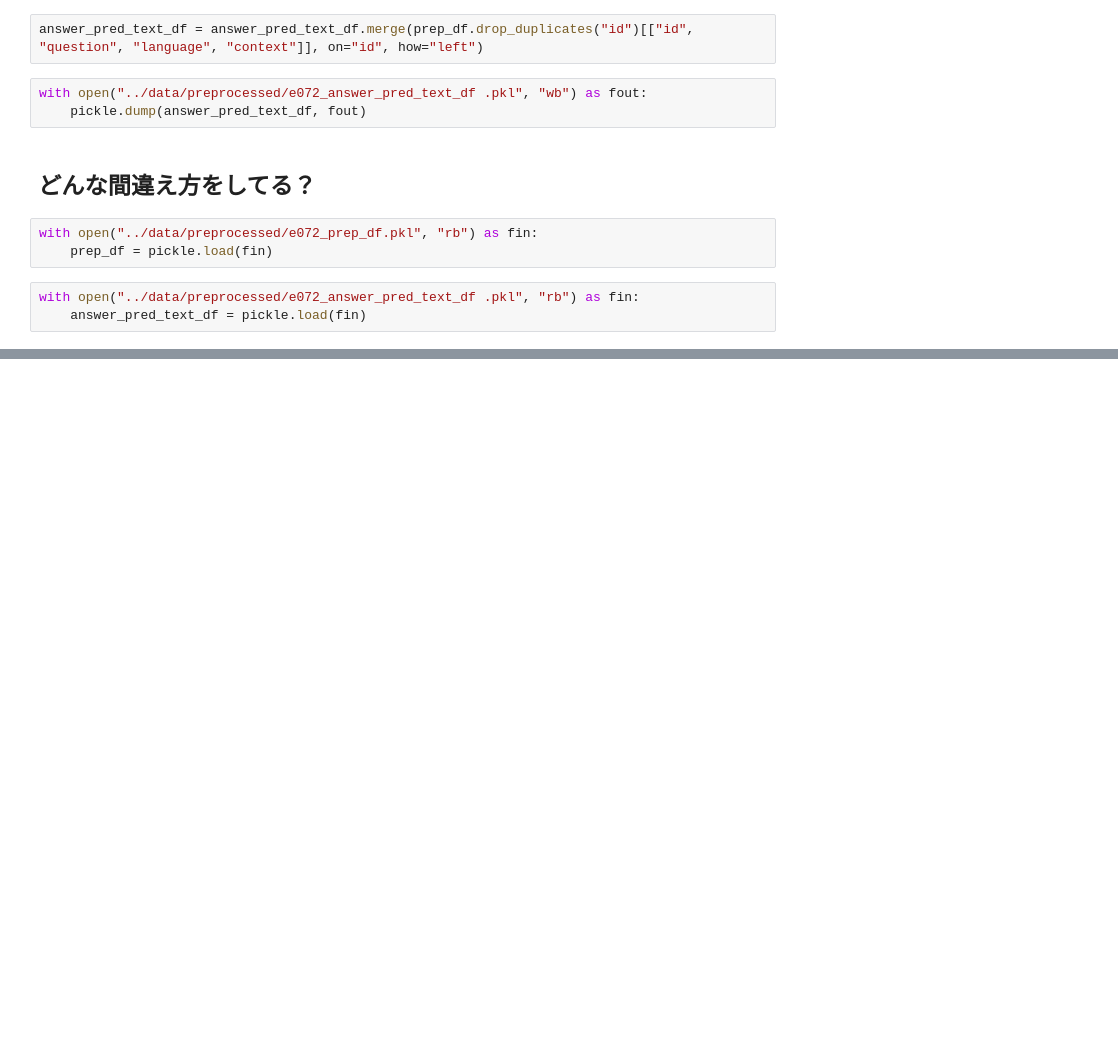
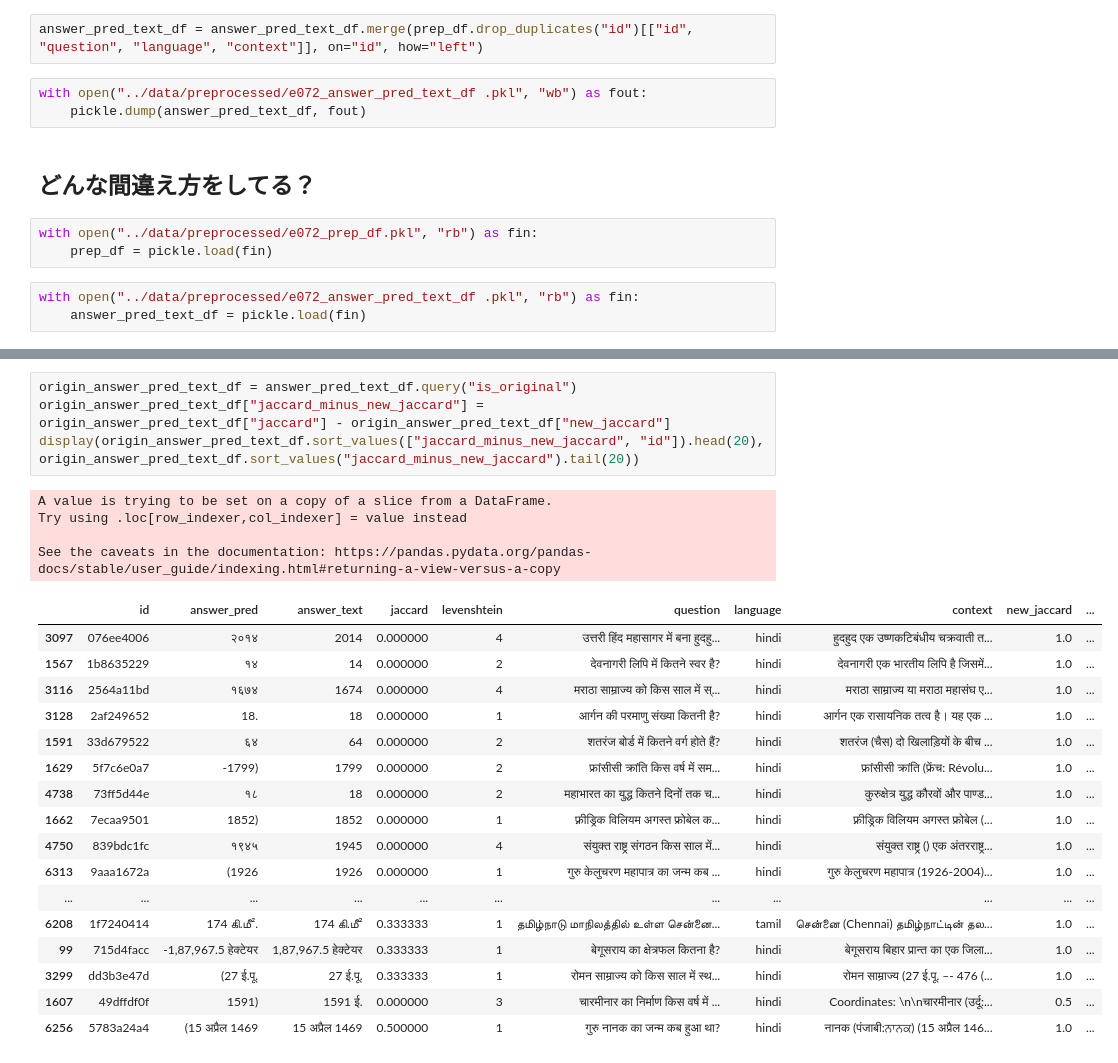
Before and after one commit to guchio3/kaggle-chaii-2021, a Jupyter notebook: notebooks/error analysis e072.ipynb, the cells around one changed output, grey strips where cells are left out. Drawn from its saved outputs; the diff is of its cells as text; blank space fills up the shorter version.

```diff
--- a/notebooks/error analysis e072.ipynb
+++ b/notebooks/error analysis e072.ipynb
@@ -414,0 +513,26 @@ origin_answer_pred_text_df
+# %%
+origin_answer_pred_text_df = answer_pred_text_df.query("is_original")
+origin_answer_pred_text_df["jaccard_minus_new_jaccard"] = origin_answer_pred_text_df["jaccard"] - origin_answer_pred_text_df["new_jaccard"]
+display(origin_answer_pred_text_df.sort_values(["jaccard_minus_new_jaccard", "id"]).head(20), origin_answer_pred_text_df.sort_values("jaccard_minus_new_jaccard").tail(20))
+# %% [output]
+A value is trying to be set on a copy of a slice from a DataFrame.
+Try using .loc[row_indexer,col_indexer] = value instead
+
+See the caveats in the documentation: https://pandas.pydata.org/pandas-docs/stable/user_guide/indexing.html#returning-a-view-versus-a-copy
+|  | id | answer_pred | answer_text | jaccard | levenshtein | question | language | context | new_jaccard | ... |
+| 3097 | 076ee4006 | २०१४ | 2014 | 0.000000 | 4 | उत्तरी हिंद महासागर में बना हुदहु... | hindi | हुदहुद एक उष्णकटिबंधीय चक्रवाती त... | 1.0 | ... |
+| 1567 | 1b8635229 | १४ | 14 | 0.000000 | 2 | देवनागरी लिपि में कितने स्वर है? | hindi | देवनागरी एक भारतीय लिपि है जिसमें... | 1.0 | ... |
+| 3116 | 2564a11bd | १६७४ | 1674 | 0.000000 | 4 | मराठा साम्राज्य को किस साल में स्... | hindi | मराठा साम्राज्य या मराठा महासंघ ए... | 1.0 | ... |
+| 3128 | 2af249652 | 18. | 18 | 0.000000 | 1 | आर्गन की परमाणु संख्या कितनी है? | hindi | आर्गन एक रासायनिक तत्व है। यह एक ... | 1.0 | ... |
+| 1591 | 33d679522 | ६४ | 64 | 0.000000 | 2 | शतरंज बोर्ड में कितने वर्ग होते हैं? | hindi | शतरंज (चैस) दो खिलाड़ियों के बीच ... | 1.0 | ... |
+| 1629 | 5f7c6e0a7 | -1799) | 1799 | 0.000000 | 2 | फ्रांसीसी क्रांति किस वर्ष में सम... | hindi | फ्रांसीसी क्रांति (फ्रेंच: Révolu... | 1.0 | ... |
+| 4738 | 73ff5d44e | १८ | 18 | 0.000000 | 2 | महाभारत का युद्ध कितने दिनों तक च... | hindi | कुरुक्षेत्र युद्ध कौरवों और पाण्ड... | 1.0 | ... |
+| 1662 | 7ecaa9501 | 1852) | 1852 | 0.000000 | 1 | फ़्रीड्रिक विलियम अगस्त फ्रोबेल क... | hindi | फ़्रीड्रिक विलियम अगस्त फ्रोबेल (... | 1.0 | ... |
+| 4750 | 839bdc1fc | १९४५ | 1945 | 0.000000 | 4 | संयुक्त राष्ट्र संगठन किस साल में... | hindi | संयुक्त राष्ट्र () एक अंतरराष्ट्र... | 1.0 | ... |
+| 6313 | 9aaa1672a | (1926 | 1926 | 0.000000 | 1 | गुरु केलुचरण महापात्र का जन्म कब ... | hindi | गुरु केलुचरण महापात्र (1926-2004)... | 1.0 | ... |
+| ... | ... | ... | ... | ... | ... | ... | ... | ... | ... | ... |
+| 6208 | 1f7240414 | 174 கி.மீ². | 174 கி.மீ² | 0.333333 | 1 | தமிழ்நாடு மாநிலத்தில் உள்ள சென்னை... | tamil | சென்னை (Chennai) தமிழ்நாட்டின் தல... | 1.0 | ... |
+| 99 | 715d4facc | -1,87,967.5 हेक्टेयर | 1,87,967.5 हेक्टेयर | 0.333333 | 1 | बेगूसराय का क्षेत्रफल कितना है? | hindi | बेगूसराय बिहार प्रान्त का एक जिला... | 1.0 | ... |
+| 3299 | dd3b3e47d | (27 ई.पू. | 27 ई.पू. | 0.333333 | 1 | रोमन साम्राज्य को किस साल में स्थ... | hindi | रोमन साम्राज्य (27 ई.पू. –- 476 (... | 1.0 | ... |
+| 1607 | 49dffdf0f | 1591) | 1591 ई. | 0.000000 | 3 | चारमीनार का निर्माण किस वर्ष में ... | hindi | Coordinates: \n\nचारमीनार (उर्दू:... | 0.5 | ... |
+| 6256 | 5783a24a4 | (15 अप्रैल 1469 | 15 अप्रैल 1469 | 0.500000 | 1 | गुरु नानक का जन्म कब हुआ था? | hindi | नानक (पंजाबी:ਨਾਨਕ) (15 अप्रैल 146... | 1.0 | ... |
```
Also changed, not shown: parts of 10 cells of this notebook, 1 other file.
